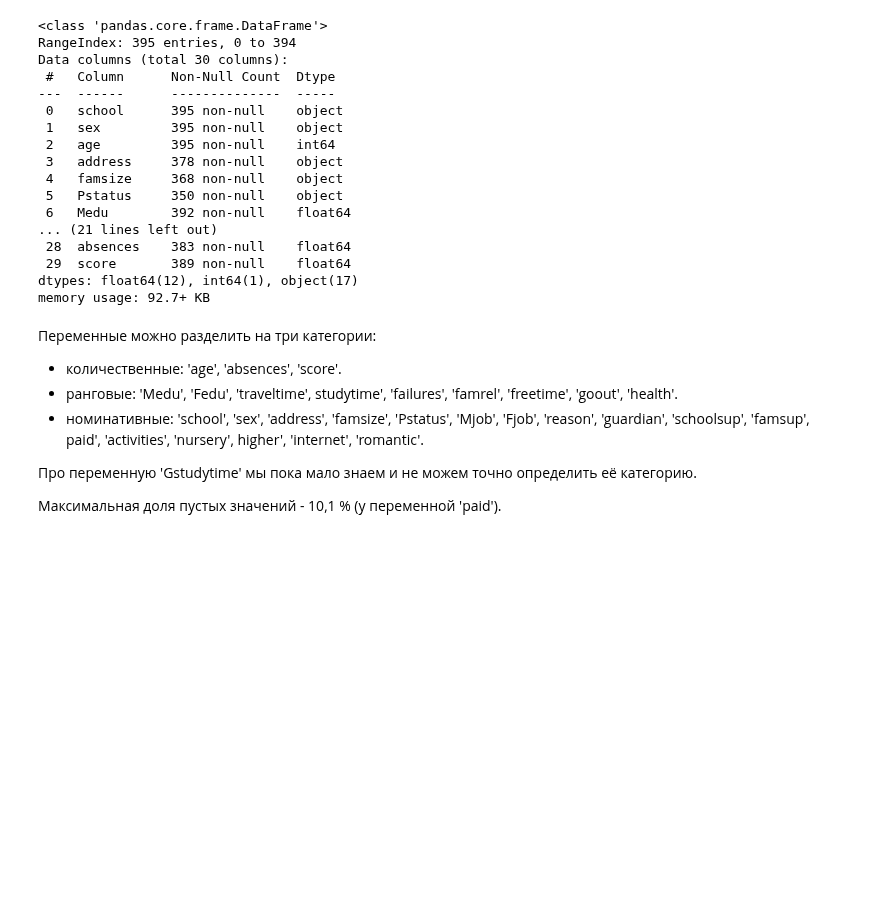
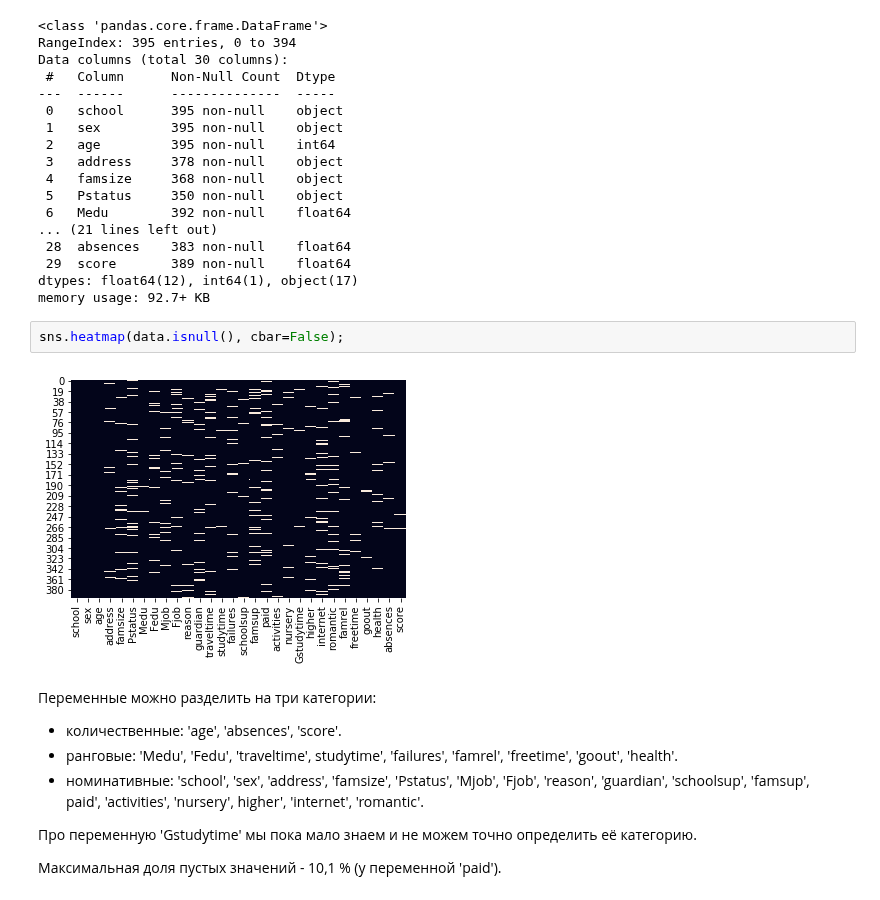
Before and after one commit to ivan-kud/ml-projects, a Jupyter notebook: RDS2 - Exploratory data analysis/RDS2 - Exploratory data analysis.ipynb, the cells around one changed output. Drawn from its saved outputs; the diff is of its cells as text; blank space fills up the shorter version.

```diff
--- a/RDS2 - Exploratory data analysis/RDS2 - Exploratory data analysis.ipynb
+++ b/RDS2 - Exploratory data analysis/RDS2 - Exploratory data analysis.ipynb
@@ -62,6 +62,10 @@ Data columns (total 30 columns):
  29  score       389 non-null    float64
 dtypes: float64(12), int64(1), object(17)
 memory usage: 92.7+ KB
+# %%
+sns.heatmap(data.isnull(), cbar=False);
+# %% [output]
+[figure, added]
 # %% [markdown]
 Переменные можно разделить на три категории:
 - количественные: 'age', 'absences', 'score'.
```
Also changed, not shown: parts of 2 cells of this notebook.
